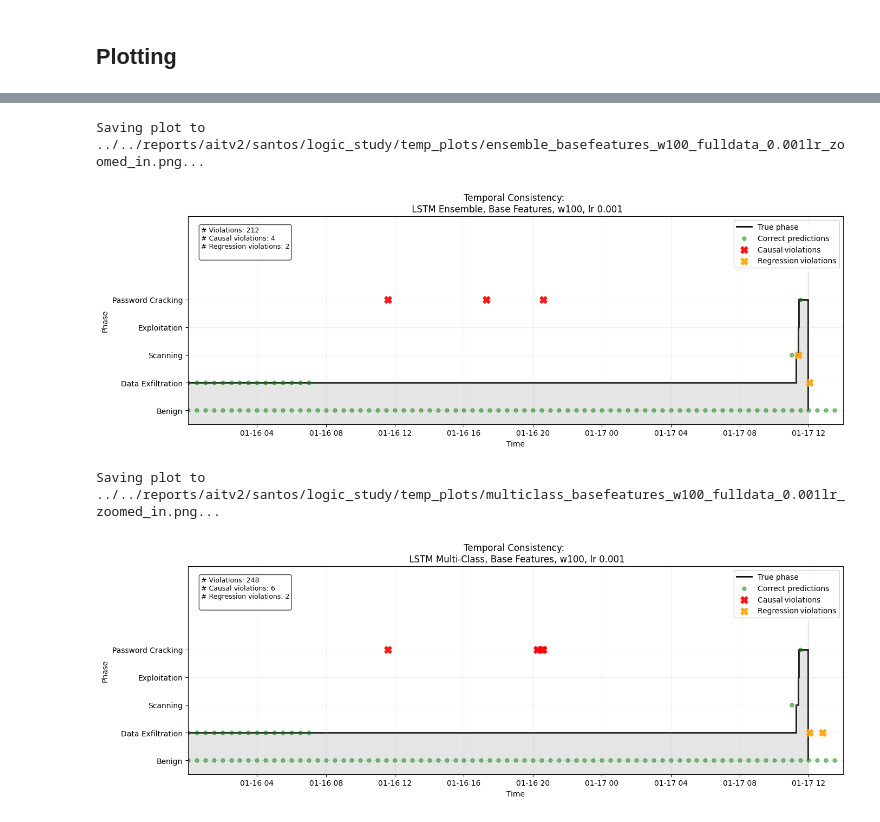
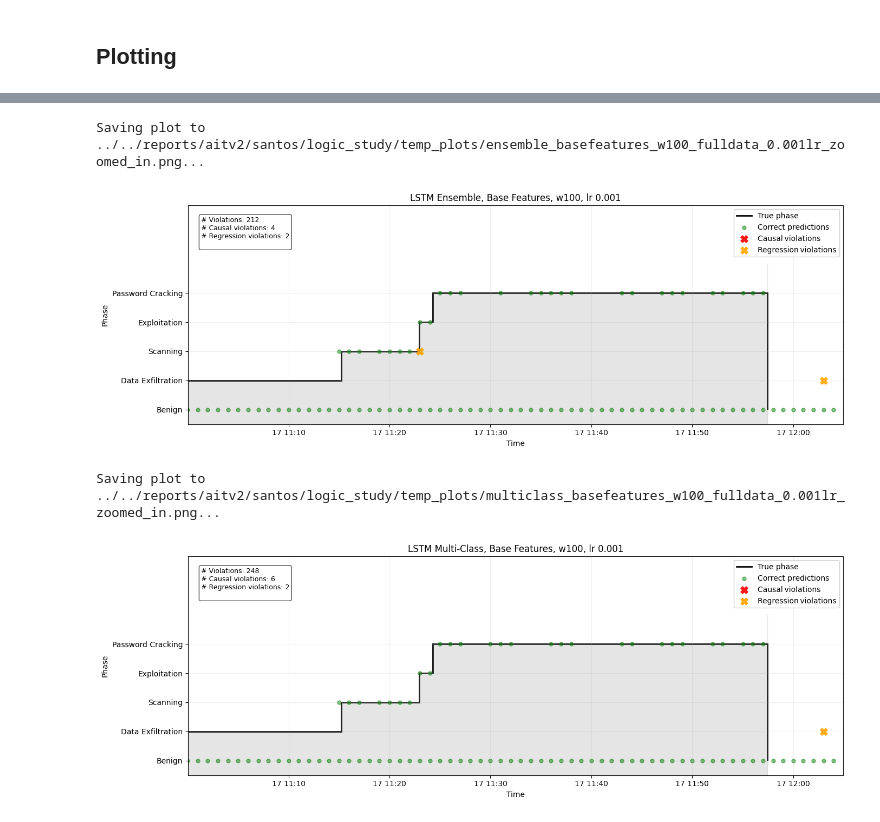
Before and after one commit to sofiaburkow/DeepChronos, a Jupyter notebook: notebooks/experiments/logic_study.ipynb, the cells around one changed output, grey strips where cells are left out. Cells and saved outputs as stored; diff of their text form; code cells hidden in the pictures.

Commit message:
plots + experimental files

```diff
--- a/notebooks/experiments/logic_study.ipynb
+++ b/notebooks/experiments/logic_study.ipynb
@@ -440,7 +440,7 @@ def plot_temp_consistency(
     ax.set_xlim(df["start_time_dt"].min(), df["start_time_dt"].max())
     ax.set_xlabel("Time")
     ax.set_ylabel("Phase")
-    ax.set_title(f"Temporal Consistency: \n {plot_name}")
+    ax.set_title(plot_name)
     ax.set_yticks(sorted([0, 1, 2, 3, 4]))
     ax.set_yticklabels([
         "Benign",
@@ -500,6 +500,9 @@ for experiment_name, metrics in metrics_dict.items():
 
     metrics = metrics_dict[experiment_name]
 
+    start = pd.Timestamp("2022-01-14 12:00")
+    end   = pd.Timestamp("2022-01-17 13:30")
+
     plot_temp_consistency(
         df=df,
         phase_bounds=phase_bounds,
@@ -510,8 +513,8 @@ for experiment_name, metrics in metrics_dict.items():
         plot_name=plot_name,
         exp_name=f"{experiment_name}_full_window",
         out_dir=plots_dir,
-        # attack_start=attack_start,
-        # attack_end=attack_end,
+        attack_start=start,
+        attack_end=end,
         with_metrics_box=True,
         save_plot=True,
         show_plot=True
@@ -529,37 +532,36 @@ for experiment_name, metrics in metrics_dict.items():
     causal_df = dataframes["causal"]
     regression_df = dataframes["regression"]
 
-    start = pd.Timestamp("2022-01-16 00:00")
-    end   = pd.Timestamp("2022-01-17 14:00")
+    end   = pd.Timestamp("2022-01-17 12:05")
 
     correct_attack_df_sampled, correct_benign_df_sampled, correct_df_sampled = \
-        sample_correct_predictions(correct_df, time_window="30min")
+        sample_correct_predictions(correct_df, time_window="1min")
 
     if "multiclass" in experiment_name:
         plot_name = f"LSTM Multi-Class, Base Features, w100, lr 0.001"
     else:
         plot_name = f"LSTM Ensemble, Base Features, w100, lr 0.001"
 
     metrics = metrics_dict[experiment_name]
 
     plot_temp_consistency(
         df=df,
         phase_bounds=phase_bounds,
         correct_df=correct_df_sampled,
         causal_df=causal_df,
         regression_df=regression_df,
         metrics_dict=metrics,
         plot_name=plot_name,
         exp_name=f"{experiment_name}_zoomed_in",
         out_dir=plots_dir,
-        attack_start=start,
+        attack_start=attack_start,
         attack_end=end,
         with_metrics_box=True,
         save_plot=True,
         show_plot=True
     )
 # %% [output]
 Saving plot to ../../reports/aitv2/santos/logic_study/temp_plots/ensemble_basefeatures_w100_fulldata_0.001lr_zoomed_in.png...
-[figure, old version]
+[figure, new version]
 Saving plot to ../../reports/aitv2/santos/logic_study/temp_plots/multiclass_basefeatures_w100_fulldata_0.001lr_zoomed_in.png...
-[figure, old version]
+[figure, new version]
```
Also changed, not shown: parts of 2 cells of this notebook, 30 other files.
